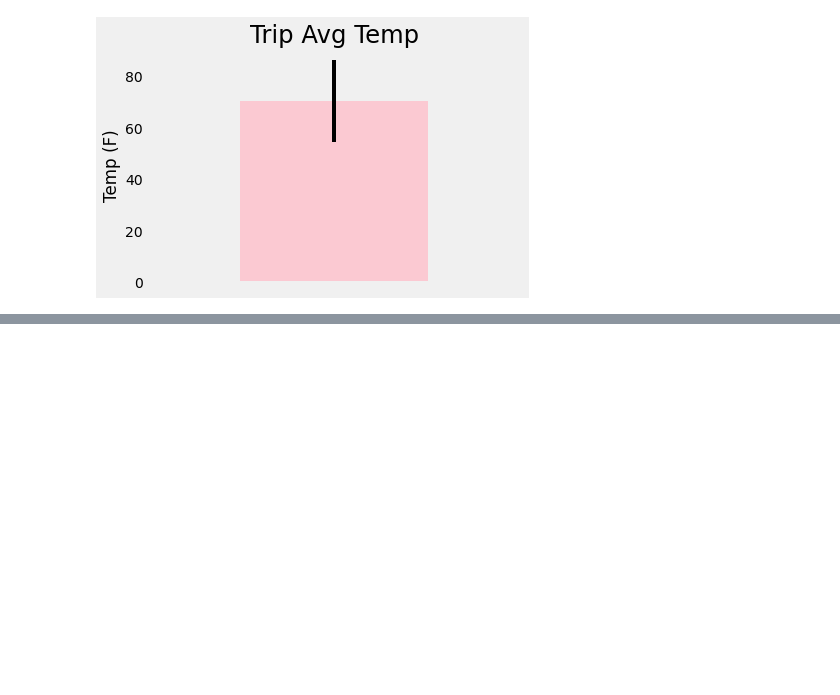
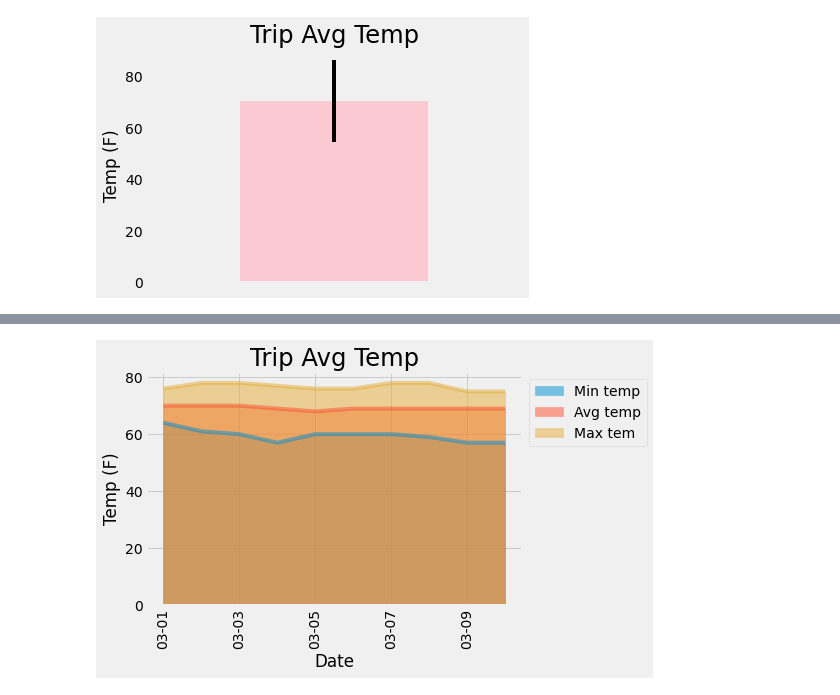
Before and after one commit to raciv65/SQLALCHEMY-Challenge, a Jupyter notebook: climate_starter.ipynb, the cells around one changed output, grey strips where cells are left out. Drawn from its saved outputs; the diff is of its cells as text; code cells hidden in the pictures; blank space fills up the shorter version.

```diff
--- a/climate_starter.ipynb
+++ b/climate_starter.ipynb
@@ -382,7 +387,10 @@ print(calc_temps('2012-02-28', '2012-03-05'))
 # %%
 # Use your previous function `calc_temps` to calculate the tmin, tavg, and tmax
 # for your trip using the previous year's data for those same dates:  (i.e., use "2017-01-01" if your trip start date was "2018-01-01")
-trip_temperature=calc_temps('2017-03-01', '2017-03-10')
+
+start_date=(dt.datetime.strptime(trip_star,'%Y-%m-%d')-dt.timedelta(days=365)).date()
+end_date=(dt.datetime.strptime(trip_end,'%Y-%m-%d')-dt.timedelta(days=365)).date()
+trip_temperature=calc_temps(start_date, end_date)
 trip_temperature
 # %% [output]
 [(62.0, 70.34, 78.0)]
@@ -422,7 +449,7 @@ def daily_normals(date):
 
     """
 
-    sel = [func.min(Measurement.tobs), func.avg(Measurement.tobs), func.max(Measurement.tobs)]
+    sel = [func.round(func.min(Measurement.tobs),2), func.round(func.avg(Measurement.tobs)), func.round(func.max(Measurement.tobs))]
     return session.query(*sel).filter(func.strftime("%m-%d", Measurement.date) == date).all()
 
 daily_normals("01-01")
@@ -430,10 +459,15 @@ daily_normals("01-01")
 # calculate the daily normals for your trip
 # push each tuple of calculations into a list called `normals`
 
-# Set the start and end date of the trip
-
 # Use the start and end date to create a range of dates
+range_trip=pd.date_range(start=start_date, end=end_date)
 
 # Stip off the year and save a list of %m-%d strings
+strings_range=[dt.datetime.strftime(range_trip[i], '%m-%d') for i in range(len(range_trip))]
 
 # Loop through the list of %m-%d strings and calculate the normals for each date
+normals=[]
+for day in strings_range:
+    normals.append(daily_normals(day)[0])
+
+normals
@@ -440,2 +485,4 @@ daily_normals("01-01")
 # %%
 # Load the previous query results into a Pandas DataFrame and add the `trip_dates` range as the `date` index
+normals_df=pd.DataFrame(normals, columns=['Min temp','Avg temp','Max tem'],index=strings_range)
+normals_df
@@ -443,0 +501,10 @@ daily_normals("01-01")
+# %%
+# Plot the daily normals as an area plot with `stacked=False`
+normals_df.plot(kind="area",stacked=False, rot=90,alpha=.5)
+plt.title(f'Trip Avg Temp', fontsize='xx-large')
+plt.legend(bbox_to_anchor=(1,1), fontsize="medium")
+plt.ylabel("Temp (F)", fontsize='large')
+plt.xlabel("Date", fontsize='large')
+plt.show()
+# %% [output]
+[figure, added]
```
Also changed, not shown: parts of 8 cells of this notebook.
